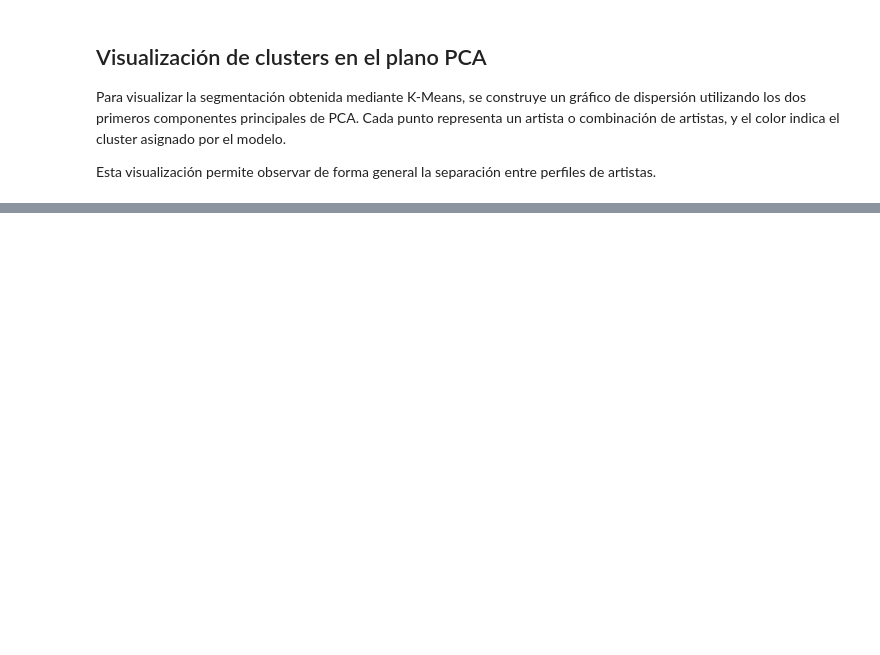
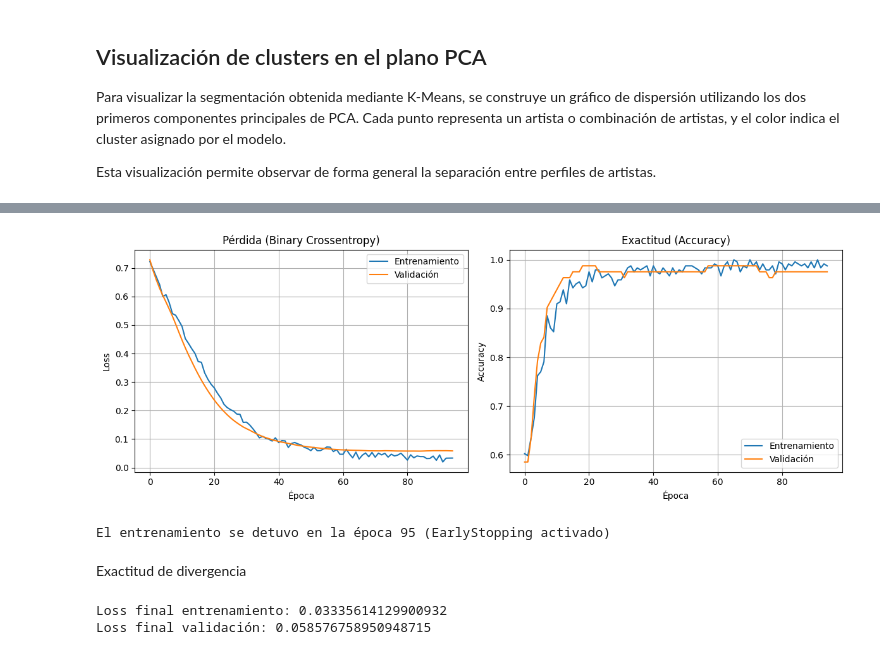
Before and after one commit to omarsanhuezaperiodista-ai/acif104_s9_equipo2, a Jupyter notebook: spotify_artistas_chile_eda.ipynb, the cells around one changed output, grey strips where cells are left out. Saved outputs shown, nothing was run; the diff lists cells and outputs as text; code cells hidden in the pictures; blank space fills up the shorter version.

```diff
--- a/spotify_artistas_chile_eda.ipynb
+++ b/spotify_artistas_chile_eda.ipynb
@@ -1876,0 +1300,18 @@ plt.show()
+# %%
+from tensorflow.keras.callbacks import EarlyStopping
+
+early_stop = EarlyStopping(
+    monitor="val_loss",
+    patience=10,
+    restore_best_weights=True
+)
+
+historia = modelo_nn.fit(
+    X_train_scaled, y_train,
+    validation_data=(X_val_scaled, y_val),
+    epochs=100,
+    batch_size=32,
+    class_weight=class_weight_dict,
+    callbacks=[early_stop],
+    verbose=1
+)
@@ -1876,0 +1341,36 @@ plt.show()
+# %%
+import matplotlib.pyplot as plt
+
+fig, axes = plt.subplots(1, 2, figsize=(12, 4.5))
+
+axes[0].plot(historia.history["loss"], label="Entrenamiento")
+axes[0].plot(historia.history["val_loss"], label="Validación")
+axes[0].set_title("Pérdida (Binary Crossentropy)")
+axes[0].set_xlabel("Época")
+axes[0].set_ylabel("Loss")
+axes[0].legend()
+axes[0].grid(True)
+
+axes[1].plot(historia.history["accuracy"], label="Entrenamiento")
+axes[1].plot(historia.history["val_accuracy"], label="Validación")
+axes[1].set_title("Exactitud (Accuracy)")
+axes[1].set_xlabel("Época")
+axes[1].set_ylabel("Accuracy")
+axes[1].legend()
+axes[1].grid(True)
+
+plt.tight_layout()
+plt.show()
+
+print(f"El entrenamiento se detuvo en la época {len(historia.history['loss'])} (EarlyStopping activado)")
+# %% [output]
+[figure, added]
+El entrenamiento se detuvo en la época 95 (EarlyStopping activado)
+# %% [markdown]
+Exactitud de divergencia
+# %%
+print("Loss final entrenamiento:", historia.history["loss"][-1])
+print("Loss final validación:", historia.history["val_loss"][-1])
+# %% [output]
+Loss final entrenamiento: 0.03335614129900932
+Loss final validación: 0.058576758950948715
```
Also changed, not shown: parts of 64 cells of this notebook.
